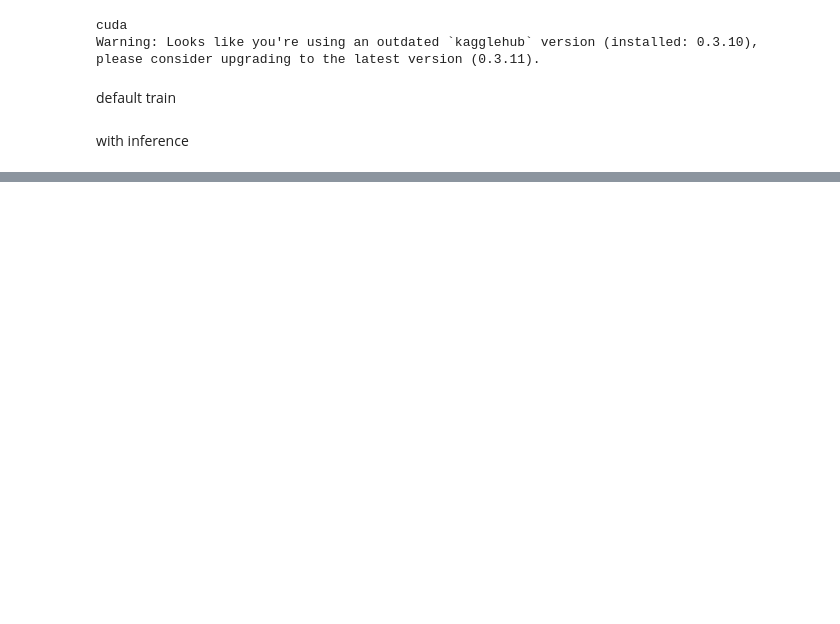
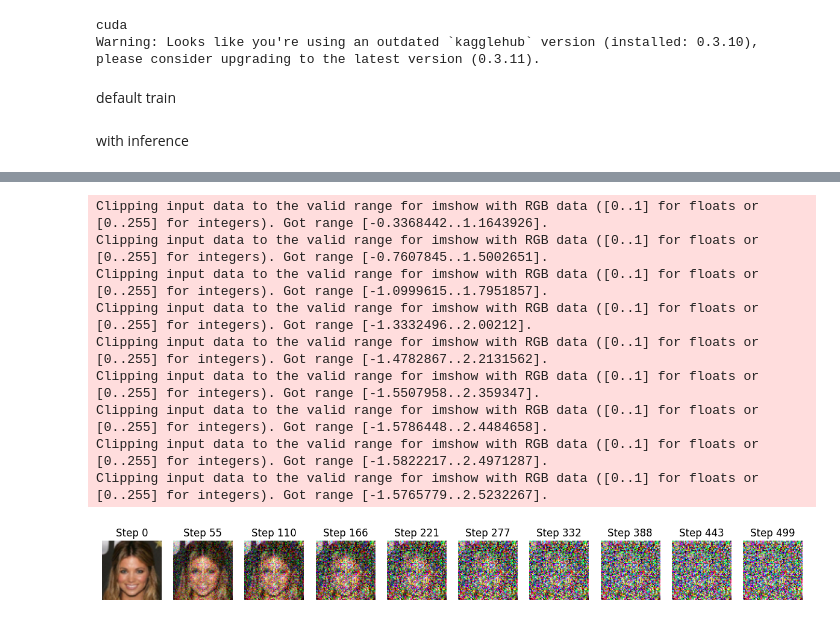
Before and after one commit to TYCN129/CV-2025, a Jupyter notebook: diffusion-celeb.ipynb, the cells around one changed output, grey strips where cells are left out. Drawn from its saved outputs; the diff is of its cells as text; code cells hidden in the pictures; blank space fills up the shorter version.

```diff
--- a/diffusion-celeb.ipynb
+++ b/diffusion-celeb.ipynb
@@ -32,10 +34,10 @@ dataset = Subset(dataset, indices)  # Create subset of dataset
 cuda
 Warning: Looks like you're using an outdated `kagglehub` version (installed: 0.3.10), please consider upgrading to the latest version (0.3.11).
 # %%
-BATCH_SIZE = 8
-EPOCHS = 3
-LR = 1e-4
-TOTAL_TIMESTEPS=1000
+BATCH_SIZE = 32
+EPOCHS = 50
+LR = 2e-5
+TOTAL_TIMESTEPS=500
 
 dataloader = DataLoader(dataset, batch_size=BATCH_SIZE, shuffle=True, num_workers=4, pin_memory=True)
 # %%
@@ -117,7 +127,7 @@ def generate_images(model, scheduler, epoch, num_images=4, img_size=128):
             timesteps = torch.full((num_images,), t, device=device, dtype=torch.long)
             with torch.autocast(device_type="cuda", dtype=torch.float16):  # AMP enabled
                 noise_pred = model(generated_images, timesteps).sample
-            generated_images = scheduler.step(noise_pred, t, generated_images).prev_sample
+                generated_images = scheduler.step(noise_pred, t, generated_images).prev_sample
 
         # Denormalize images
         generated_images = (generated_images.clamp(-1, 1) + 1) / 2
@@ -134,7 +144,7 @@ def train_diffusion(model, dataloader, scheduler, optimizer, epochs):
     for epoch in range(epochs):
         model.train()
         epoch_loss = 0
-        progress_bar = tqdm(dataloader, desc=f"Epoch {epoch+1}/{epochs}")
+        progress_bar = tqdm(dataloader, desc=f"Epoch {epoch+1}/{epochs}", mininterval=2.0)
 
         for images, _ in progress_bar:
             images = images.to(device)
@@ -156,11 +166,11 @@ def train_diffusion(model, dataloader, scheduler, optimizer, epochs):
         print(f"Epoch [{epoch+1}/{epochs}] - Loss: {epoch_loss / len(dataloader):.4f}")
 
         # Save model checkpoint every 2 epochs
-        if (epoch + 1) % 1 == 0:
+        if (epoch + 1) % 5 == 0:
             torch.save(model.state_dict(), f"checkpoints/diffusion_celeba_epoch{epoch+1}.pth")
 
-        # Run inference after each epoch (display only 4 images)
-        generate_images(model, scheduler, epoch)
+            # Run inference after each epoch (display only 4 images)
+            generate_images(model, scheduler, epoch)
 
 # Call training function
 train_diffusion(diffusion_model, dataloader, scheduler, optimizer, EPOCHS)
@@ -167,2 +182,44 @@ train_diffusion(diffusion_model, dataloader, scheduler, optimizer, EPOCHS)
+# %%
+import torch
+import torchvision.utils as vutils
+import matplotlib.pyplot as plt
+
+def show_forward_diffusion(image, scheduler, num_steps=10):
+    """Visualize the forward diffusion process on a single image."""
+    image = image.unsqueeze(0).to(device)  # Add batch dimension and move to device
+    noise = torch.randn_like(image)  # Sample a single noise tensor
+
+    fig, axes = plt.subplots(1, num_steps, figsize=(15, 5))
+
+    # Show original image
+    # axes[0].imshow((image.squeeze(0).permute(1, 2, 0).cpu().numpy() + 1) / 2)
+    # axes[0].set_title("Original Image")
+    # axes[0].axis("off")
+
+    # Apply noise step by step
+    for i, step in enumerate(torch.linspace(0, scheduler.config.num_train_timesteps - 1, num_steps).long()):
+        noisy_image = scheduler.add_noise(image, noise, step.to(device))
+        axes[i ].imshow((noisy_image.squeeze(0).permute(1, 2, 0).cpu().numpy() + 1) / 2)
+        axes[i ].set_title(f"Step {step.item()}")
+        axes[i ].axis("off")
+
+    plt.show()
+
+# Get a single image from the dataloader
+example_image, _ = next(iter(dataloader))
+
+# Show the forward diffusion process
+show_forward_diffusion(example_image[0], scheduler, num_steps=10)
+# %% [output]
+Clipping input data to the valid range for imshow with RGB data ([0..1] for floats or [0..255] for integers). Got range [-0.3368442..1.1643926].
+Clipping input data to the valid range for imshow with RGB data ([0..1] for floats or [0..255] for integers). Got range [-0.7607845..1.5002651].
+Clipping input data to the valid range for imshow with RGB data ([0..1] for floats or [0..255] for integers). Got range [-1.0999615..1.7951857].
+Clipping input data to the valid range for imshow with RGB data ([0..1] for floats or [0..255] for integers). Got range [-1.3332496..2.00212].
+Clipping input data to the valid range for imshow with RGB data ([0..1] for floats or [0..255] for integers). Got range [-1.4782867..2.2131562].
+Clipping input data to the valid range for imshow with RGB data ([0..1] for floats or [0..255] for integers). Got range [-1.5507958..2.359347].
+Clipping input data to the valid range for imshow with RGB data ([0..1] for floats or [0..255] for integers). Got range [-1.5786448..2.4484658].
+Clipping input data to the valid range for imshow with RGB data ([0..1] for floats or [0..255] for integers). Got range [-1.5822217..2.4971287].
+Clipping input data to the valid range for imshow with RGB data ([0..1] for floats or [0..255] for integers). Got range [-1.5765779..2.5232267].
+[figure, added]
 # %%
 generate_images(diffusion_model, scheduler, 0)
```
Also changed, not shown: parts of 6 cells of this notebook.
